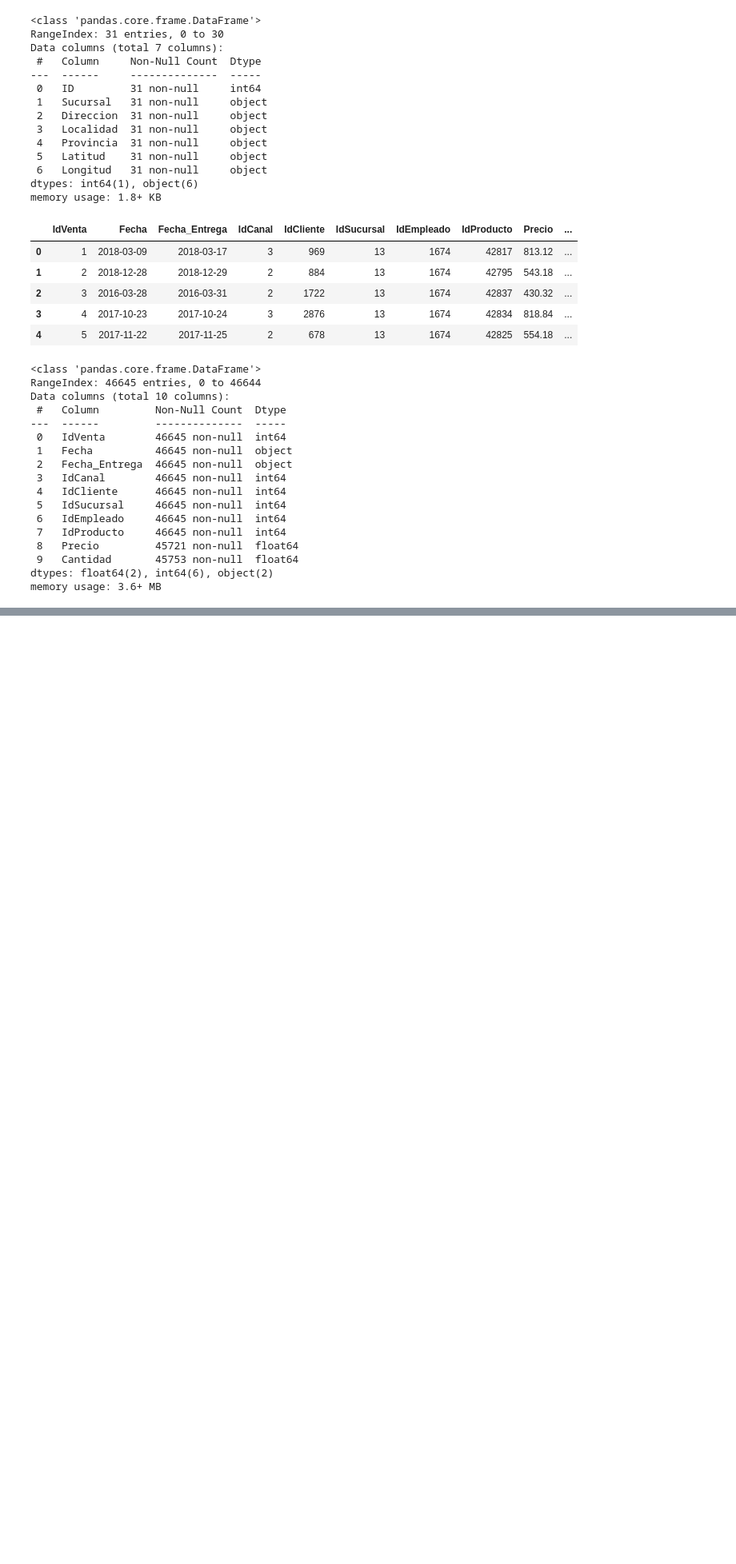
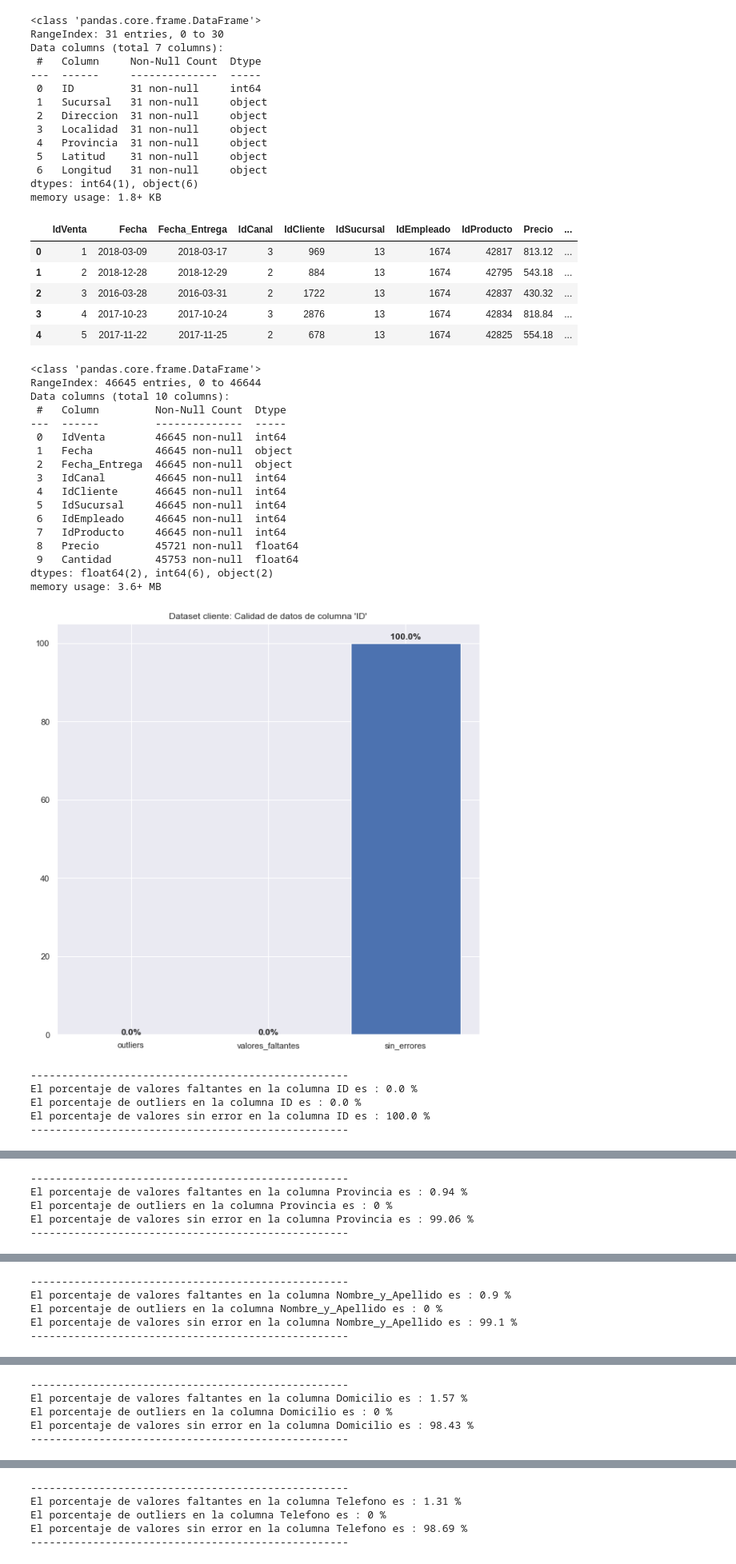
Before and after one commit to lugeminai/DS-PI-ProyectoIndividual, a Jupyter notebook: Proyecto.ipynb, the cells around one changed output, grey strips where cells are left out. Shown at 80% size. Cells and saved outputs as stored; diff of their text form; code cells hidden in the pictures; blank space fills up the shorter version.

```diff
--- a/Proyecto.ipynb
+++ b/Proyecto.ipynb
@@ -259,26 +258,26 @@ prof_Sucursal.to_file(output_file='Profile_Inicial_Sucursal.html')
 prof_Venta = ProfileReport(venta)
 prof_Venta.to_file(output_file='Profile_Inicial_Venta.html')
 # %%
-def analisis_ds(df):
+def analisis_ds(df, nombre):
     for column in df:
 
         if df[column].dtype == 'O':
-            valores_faltantes = round((df[column].isnull().sum() * 100) / len(df),2 )     ## Para calcular porcentaje de valores faltamtes
+            valores_faltantes = round((df[column].isnull().sum() * 100) / df.shape[0],2 )     ## Para calcular porcentaje de valores faltamtes
             sin_errores = round(100 - valores_faltantes,2)                                ## Para calcular porcentaje de valores sin error
             outliers = 0
         else:
             min = df[column].mean() - 3*df[column].std()          ## valor minimo para calcular el outlier
             max = df[column].mean() + 3*df[column].std()          ## valor máximo para calcular el outlier
             #Se usara la regla de 3 sigma
-            outliers =  round((((len(df[column][df[column] < min]) + len(df[column][df[column] > max]))) * 100) / len(df),2)
-            valores_faltantes = round((df[column].isnull().sum() * 100) / len(df),2)     ## CALCULO DE VALORES FALTANTES Y SIN ERROR
+            outliers =  round((((len(df[column][df[column] < min]) + len(df[column][df[column] > max]))) * 100) / df.shape[0],2)
+            valores_faltantes = round((df[column].isnull().sum() * 100) / df.shape[0],2)     ## CALCULO DE VALORES FALTANTES Y SIN ERROR
             sin_errores = round(100 - valores_faltantes - outliers,2)
 
         lista = [outliers,valores_faltantes,sin_errores]
 
         ##   Graficando
         plt.figure(figsize=(10,10))
-        plt.title('Calidad de datos de '+column)
+        plt.title(f"Dataset {nombre}: Calidad de datos de columna '{column}'")
         graph = plt.bar(['outliers','valores_faltantes','sin_errores'],lista)
         i = 0
         for p in graph:
@@ -299,3 +298,14 @@ def analisis_ds(df):
         print('El porcentaje de outliers en la columna',column,'es :',outliers,'%')
         print('El porcentaje de valores sin error en la columna',column,'es :',sin_errores,'%')
         print('---------------------------------------------------')
+# %%
+# Se analiza Cliente
+
+analisis_ds(cliente, 'cliente')
+# %% [output]
+[figure, added]
+---------------------------------------------------
+El porcentaje de valores faltantes en la columna ID es : 0.0 %
+El porcentaje de outliers en la columna ID es : 0.0 %
+El porcentaje de valores sin error en la columna ID es : 100.0 %
+---------------------------------------------------
@@ -301,0 +313,5 @@ def analisis_ds(df):
+---------------------------------------------------
+El porcentaje de valores faltantes en la columna Provincia es : 0.94 %
+El porcentaje de outliers en la columna Provincia es : 0 %
+El porcentaje de valores sin error en la columna Provincia es : 99.06 %
+---------------------------------------------------
@@ -301,0 +319,5 @@ def analisis_ds(df):
+---------------------------------------------------
+El porcentaje de valores faltantes en la columna Nombre_y_Apellido es : 0.9 %
+El porcentaje de outliers en la columna Nombre_y_Apellido es : 0 %
+El porcentaje de valores sin error en la columna Nombre_y_Apellido es : 99.1 %
+---------------------------------------------------
@@ -301,0 +325,5 @@ def analisis_ds(df):
+---------------------------------------------------
+El porcentaje de valores faltantes en la columna Domicilio es : 1.57 %
+El porcentaje de outliers en la columna Domicilio es : 0 %
+El porcentaje de valores sin error en la columna Domicilio es : 98.43 %
+---------------------------------------------------
@@ -301,0 +331,5 @@ def analisis_ds(df):
+---------------------------------------------------
+El porcentaje de valores faltantes en la columna Telefono es : 1.31 %
+El porcentaje de outliers en la columna Telefono es : 0 %
+El porcentaje de valores sin error en la columna Telefono es : 98.69 %
+---------------------------------------------------
```
Also changed, not shown: parts of 13 cells of this notebook.
